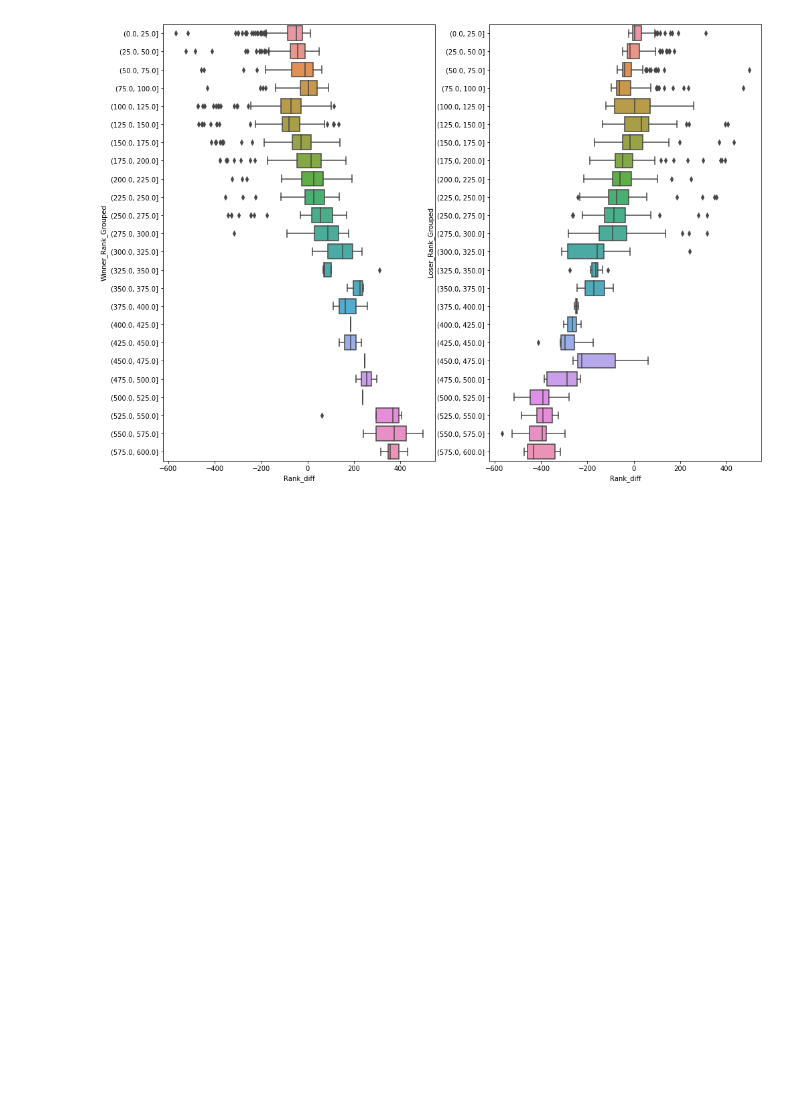
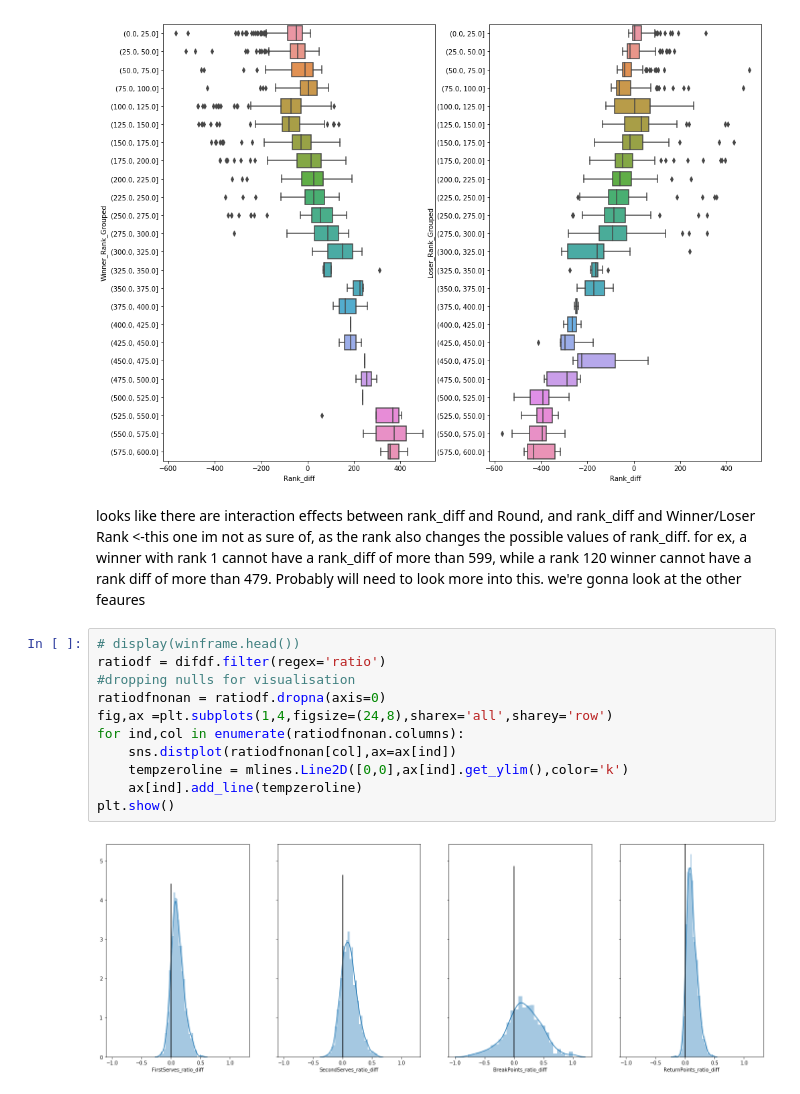
Before and after one commit to HughCZhao/betfairproject, a Jupyter notebook: wrangleData.ipynb, the cells around one changed output. Drawn from its saved outputs; the diff is of its cells as text; blank space fills up the shorter version.

```diff
--- a/wrangleData.ipynb
+++ b/wrangleData.ipynb
@@ -355,3 +416,18 @@ sns.boxplot(x="Rank_diff",y='Loser_Rank_Grouped',data=difdf,ax=ax[1])
  350. 375. 400. 425. 450. 475. 500. 525. 550. 575. 600.]
 <matplotlib.axes._subplots.AxesSubplot at 0x...>
 [figure]
+# %% [markdown]
+looks like there are interaction effects between rank_diff and Round, and rank_diff and Winner/Loser Rank <-this one im not as sure of, as the rank also changes the possible values of rank_diff.  for ex, a winner with rank 1 cannot have a rank_diff of more than 599, while a rank 120 winner cannot have a rank diff of more than 479. Probably will need to look more into this. we're gonna look at the other feaures
+# %%
+# display(winframe.head())
+ratiodf = difdf.filter(regex='ratio')
+#dropping nulls for visualisation
+ratiodfnonan = ratiodf.dropna(axis=0)
+fig,ax =plt.subplots(1,4,figsize=(24,8),sharex='all',sharey='row')
+for ind,col in enumerate(ratiodfnonan.columns):
+    sns.distplot(ratiodfnonan[col],ax=ax[ind])
+    tempzeroline = mlines.Line2D([0,0],ax[ind].get_ylim(),color='k')
+    ax[ind].add_line(tempzeroline)
+plt.show()
+# %% [output]
+[figure, added]
```
Also changed, not shown: parts of 14 cells of this notebook, 2 other files.
